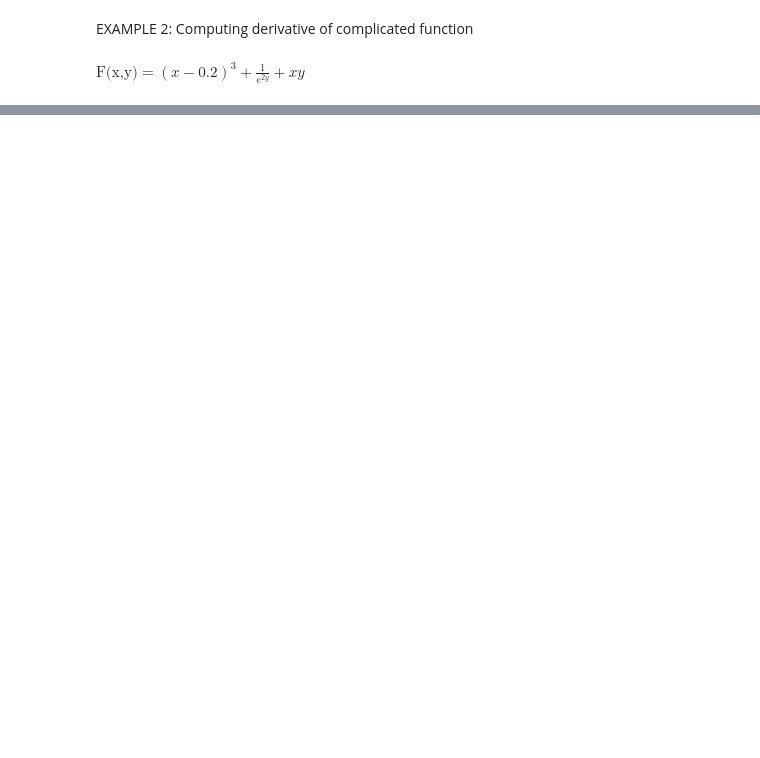
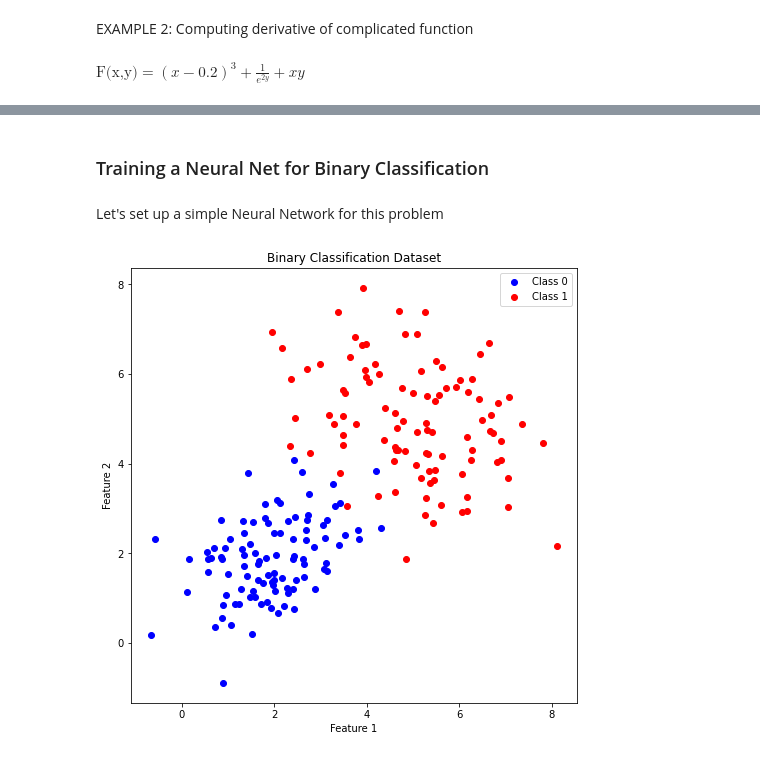
Before and after one commit to stanislavlia/mini_autoDiff, a Jupyter notebook: usage_example.ipynb, the cells around one changed output, grey strips where cells are left out. Drawn from its saved outputs; the diff is of its cells as text; code cells hidden in the pictures; blank space fills up the shorter version.

Commit message:
Added an example with training NN

```diff
--- a/usage_example.ipynb
+++ b/usage_example.ipynb
@@ -60,3 +60,44 @@ draw_dot(step3)
 gradient of x wrt to F is 10.42
 gradient of y wrt ti F is 1.506806072116787
 [drawing not drawn]
+# %% [markdown]
+### Training a Neural Net for Binary Classification
+# %% [markdown]
+Let's set up a simple Neural Network for this problem
+# %%
+import numpy as np
+import matplotlib.pyplot as plt
+from nn import MLP
+
+
+
+
+# Number of samples per class
+n_samples = 100
+
+# Class 0
+mean0 = [2, 2]
+cov0 = [[1, 0.5], [0.5, 1]]
+x0, y0 = np.random.multivariate_normal(mean0, cov0, n_samples).T
+
+# Class 1
+mean1 = [5, 5]
+cov1 = [[1.5, -0.5], [-0.5, 1.5]]
+x1, y1 = np.random.multivariate_normal(mean1, cov1, n_samples).T
+
+# Visualizing the dataset
+plt.figure(figsize=(8, 8))
+plt.scatter(x0, y0, color='blue', label='Class 0')
+plt.scatter(x1, y1, color='red', label='Class 1')
+plt.legend(loc="upper right")
+plt.xlabel('Feature 1')
+plt.ylabel('Feature 2')
+plt.title('Binary Classification Dataset')
+plt.show()
+
+# Constructing the dataset
+#Normalizing
+X = np.vstack((np.column_stack((x0, y0)), np.column_stack((x1, y1)))) / 8
+y = np.hstack((np.zeros(n_samples), np.ones(n_samples)))
+# %% [output]
+[figure, added]
```
Also changed, not shown: parts of 4 cells of this notebook, 2 other files.
